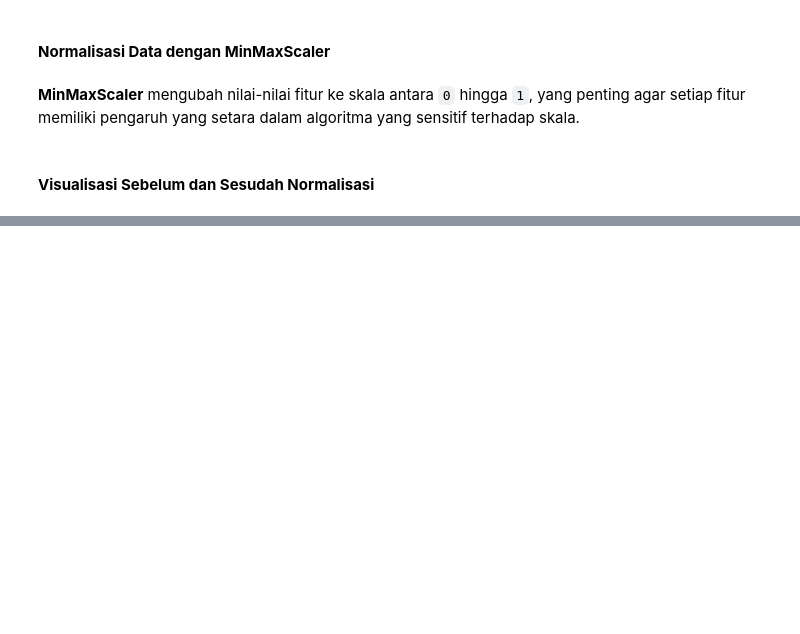
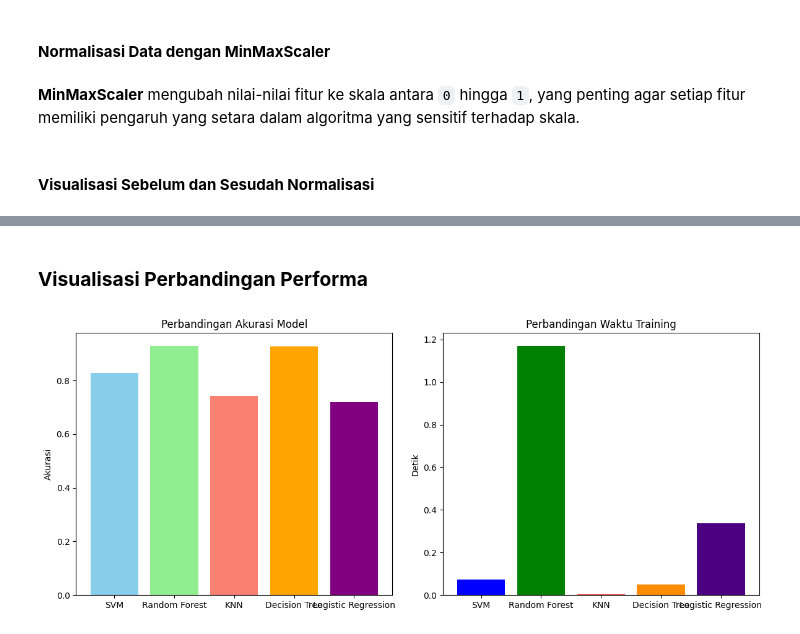
Before and after one commit to Aneiraaa/Capstone-Obesity, a Jupyter notebook: CAPSTONE_PROJECT_UAS_OBESITY.ipynb, the cells around one changed output, grey strips where cells are left out. Saved outputs shown, nothing was run; the diff lists cells and outputs as text; code cells hidden in the pictures; blank space fills up the shorter version.

```diff
--- a/CAPSTONE_PROJECT_UAS_OBESITY.ipynb
+++ b/CAPSTONE_PROJECT_UAS_OBESITY.ipynb
@@ -692,0 +776,9 @@ plt.show()
+# %%
+# Logistic Regression
+from sklearn.linear_model import LogisticRegression # Import LogisticRegression
+
+lr_model = LogisticRegression(max_iter=1000)  # max_iter ditingkatkan agar konvergen
+start_time = time.time()
+lr_model.fit(X_train, y_train)
+lr_time = time.time() - start_time
+lr_pred = lr_model.predict(X_test)
@@ -692,0 +821,45 @@ plt.show()
+# %% [markdown]
+### **Visualisasi Perbandingan Performa**
+# %%
+import time
+
+start = time.time()
+dt_model.fit(X_train, y_train)
+dt_time = time.time() - start
+
+start = time.time()
+lr_model.fit(X_train, y_train)
+lr_time = time.time() - start
+# %%
+import matplotlib.pyplot as plt
+from sklearn.metrics import accuracy_score
+
+models = ['SVM', 'Random Forest', 'KNN', 'Decision Tree', 'Logistic Regression']
+accuracies = [
+    accuracy_score(y_test, svm_pred),
+    accuracy_score(y_test, rf_pred),
+    accuracy_score(y_test, knn_pred),
+    accuracy_score(y_test, dt_pred),
+    accuracy_score(y_test, lr_pred)
+]
+
+times = [svm_time, rf_time, knn_time, dt_time, lr_time]
+
+plt.figure(figsize=(12, 5))
+
+# Grafik Akurasi
+plt.subplot(1, 2, 1)
+plt.bar(models, accuracies, color=['skyblue', 'lightgreen', 'salmon', 'orange', 'purple'])
+plt.title("Perbandingan Akurasi Model")
+plt.ylabel("Akurasi")
+
+# Grafik Waktu Training
+plt.subplot(1, 2, 2)
+plt.bar(models, times, color=['blue', 'green', 'red', 'darkorange', 'indigo'])
+plt.title("Perbandingan Waktu Training")
+plt.ylabel("Detik")
+
+plt.tight_layout()
+plt.show()
+# %% [output]
+[figure, added]
```
Also changed, not shown: parts of 28 cells of this notebook.
